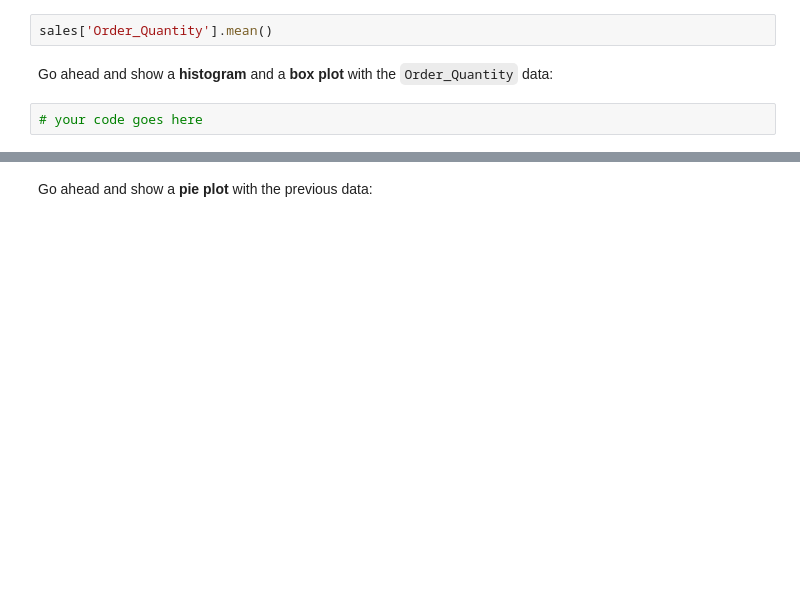
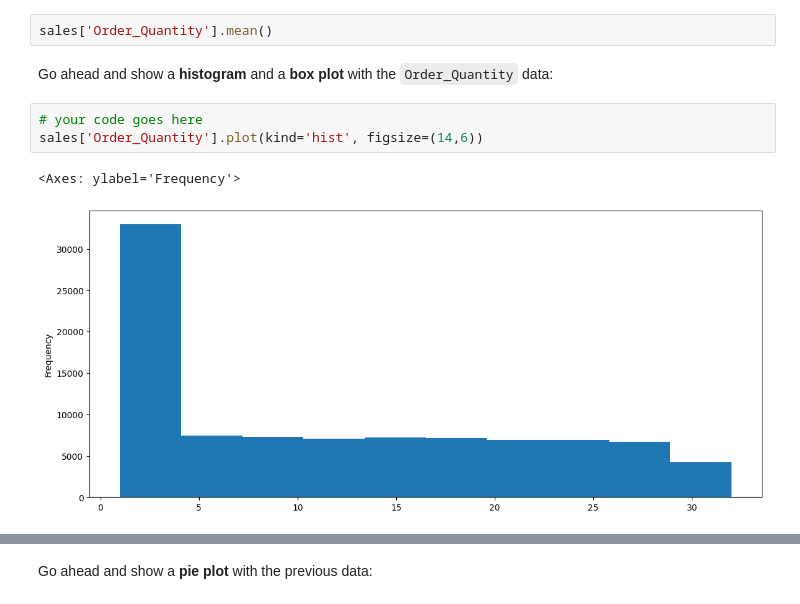
Before and after one commit to pylytics/FreeCodeCamp_Python, a Jupyter notebook: Exercises_1.ipynb, the cells around one changed output, grey strips where cells are left out. Cells and saved outputs as stored; diff of their text form; blank space fills up the shorter version.

```diff
--- a/Exercises_1.ipynb
+++ b/Exercises_1.ipynb
@@ -66,5 +82,9 @@ sales['Order_Quantity'].mean()
 Go ahead and show a <b>histogram</b> and a <b>box plot</b> with the `Order_Quantity` data:
 # %%
 # your code goes here
+sales['Order_Quantity'].plot(kind='hist', figsize=(14,6))
+# %% [output]
+<Axes: ylabel='Frequency'>
+[figure, added]
 # %%
 sales['Order_Quantity'].plot(kind='hist', bins=30, figsize=(14,6))
```
Also changed, not shown: parts of 55 cells of this notebook.
